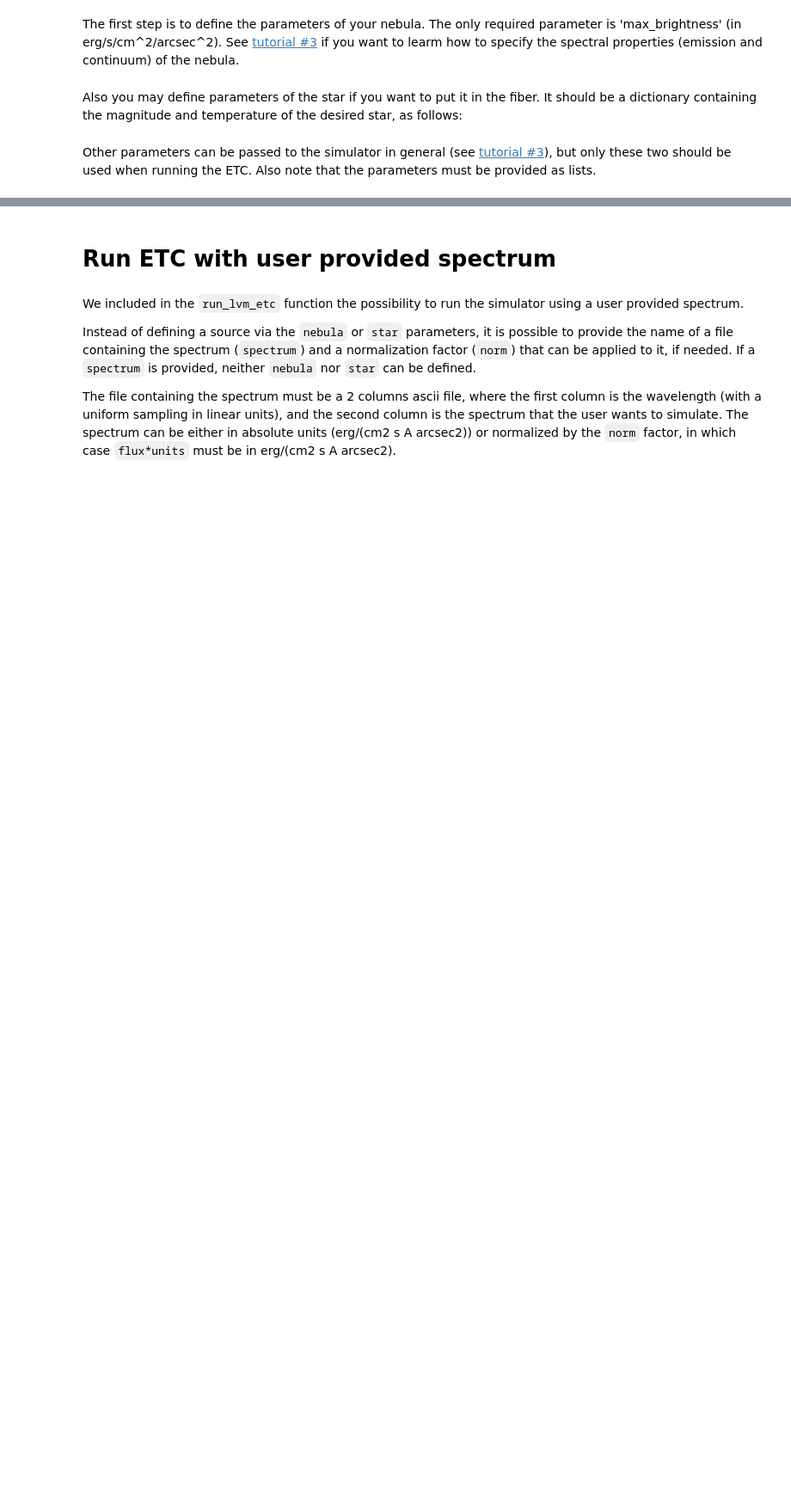
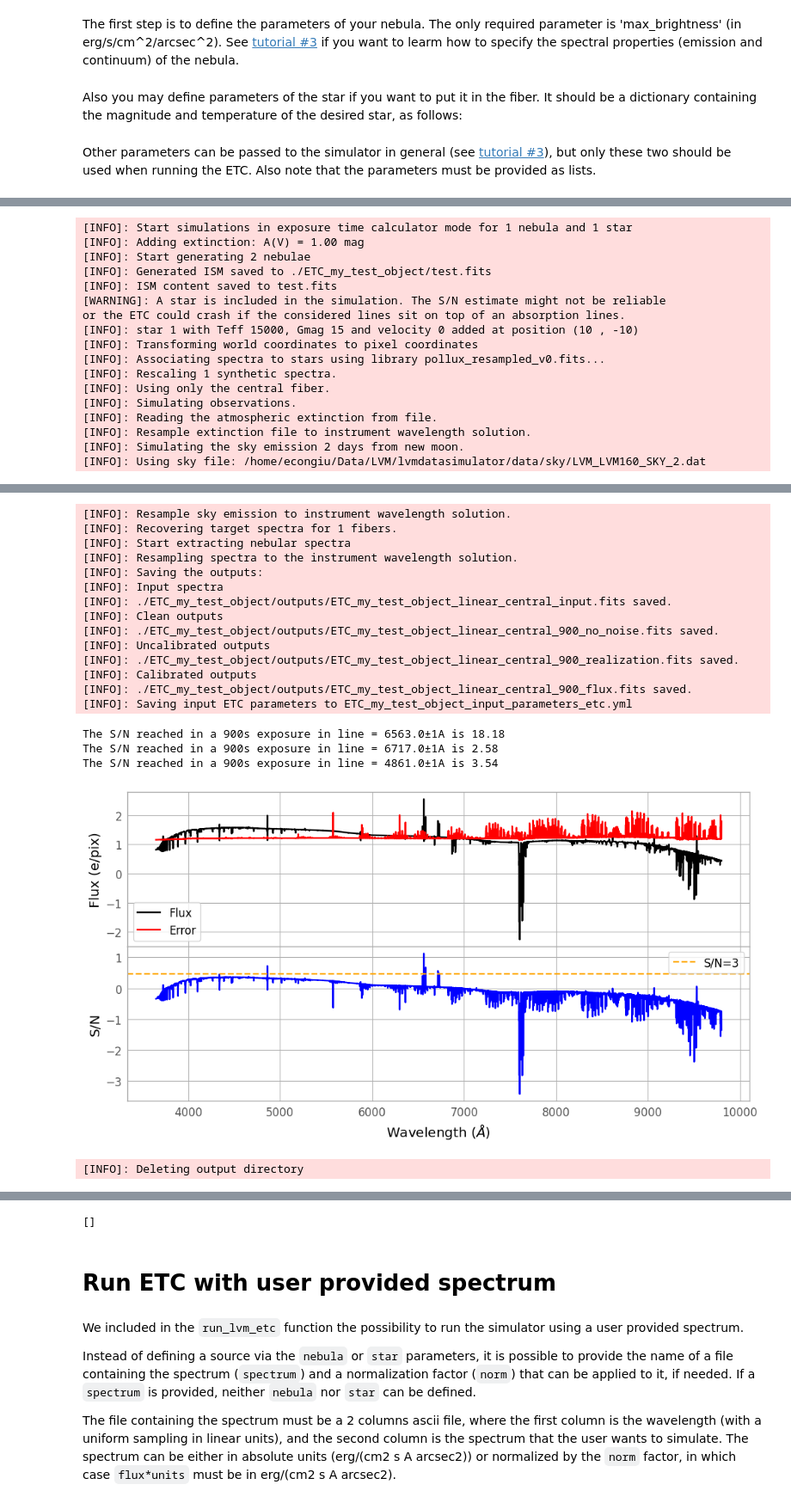
Before and after one commit to sdss/lvmdatasimulator, a Jupyter notebook: examples/LVM_data_simulator_tutorial4.ipynb, the cells around one changed output, grey strips where cells are left out. Shown at 86% size. Drawn from its saved outputs; the diff is of its cells as text; code cells hidden in the pictures; blank space fills up the shorter version.

```diff
--- a/examples/LVM_data_simulator_tutorial4.ipynb
+++ b/examples/LVM_data_simulator_tutorial4.ipynb
@@ -95,0 +173,30 @@ Elapsed time: 9.3s
+# %%
+params = {'name': 'ETC_my_test_object',
+          'nebula': neb_params,
+          'star': star_params,
+          'airmass': 1.2,
+          'days_moon': 2,
+          'exptimes': [900],
+          'Av': 1
+          }
+
+
+run_lvm_etc(params, check_lines=[6563., 6717., 4861.], desired_snr=[30, 10, 15], continuum=False)
+# %% [output]
+[INFO]: Start simulations in exposure time calculator mode for 1 nebula and 1 star
+[INFO]: Adding extinction: A(V) = 1.00 mag
+[INFO]: Start generating 2 nebulae
+[INFO]: Generated ISM saved to ./ETC_my_test_object/test.fits
+[INFO]: ISM content saved to test.fits
+[WARNING]: A star is included in the simulation. The S/N estimate might not be reliable
+or the ETC could crash if the considered lines sit on top of an absorption lines.
+[INFO]: star 1 with Teff 15000, Gmag 15 and velocity 0 added at position (10 , -10)
+[INFO]: Transforming world coordinates to pixel coordinates
+[INFO]: Associating spectra to stars using library pollux_resampled_v0.fits...
+[INFO]: Rescaling 1 synthetic spectra.
+[INFO]: Using only the central fiber.
+[INFO]: Simulating observations.
+[INFO]: Reading the atmospheric extinction from file.
+[INFO]: Resample extinction file to instrument wavelength solution.
+[INFO]: Simulating the sky emission 2 days from new moon.
+[INFO]: Using sky file: /home/econgiu/Data/LVM/lvmdatasimulator/data/sky/LVM_LVM160_SKY_2.dat
@@ -95,0 +205,19 @@ Elapsed time: 9.3s
+[INFO]: Resample sky emission to instrument wavelength solution.
+[INFO]: Recovering target spectra for 1 fibers.
+[INFO]: Start extracting nebular spectra
+[INFO]: Resampling spectra to the instrument wavelength solution.
+[INFO]: Saving the outputs:
+[INFO]: Input spectra
+[INFO]: ./ETC_my_test_object/outputs/ETC_my_test_object_linear_central_input.fits saved.
+[INFO]: Clean outputs
+[INFO]: ./ETC_my_test_object/outputs/ETC_my_test_object_linear_central_900_no_noise.fits saved.
+[INFO]: Uncalibrated outputs
+[INFO]: ./ETC_my_test_object/outputs/ETC_my_test_object_linear_central_900_realization.fits saved.
+[INFO]: Calibrated outputs
+[INFO]: ./ETC_my_test_object/outputs/ETC_my_test_object_linear_central_900_flux.fits saved.
+[INFO]: Saving input ETC parameters to ETC_my_test_object_input_parameters_etc.yml
+The S/N reached in a 900s exposure in line = 6563.0±1A is 18.18
+The S/N reached in a 900s exposure in line = 6717.0±1A is 2.58
+The S/N reached in a 900s exposure in line = 4861.0±1A is 3.54
+[figure, added]
+[INFO]: Deleting output directory
@@ -96,3 +225,4 @@ Elapsed time: 9.3s
+[]
 # %% [markdown]
 # Run ETC with user provided spectrum
 # %% [markdown]
```
Also changed, not shown: parts of 9 cells of this notebook.
